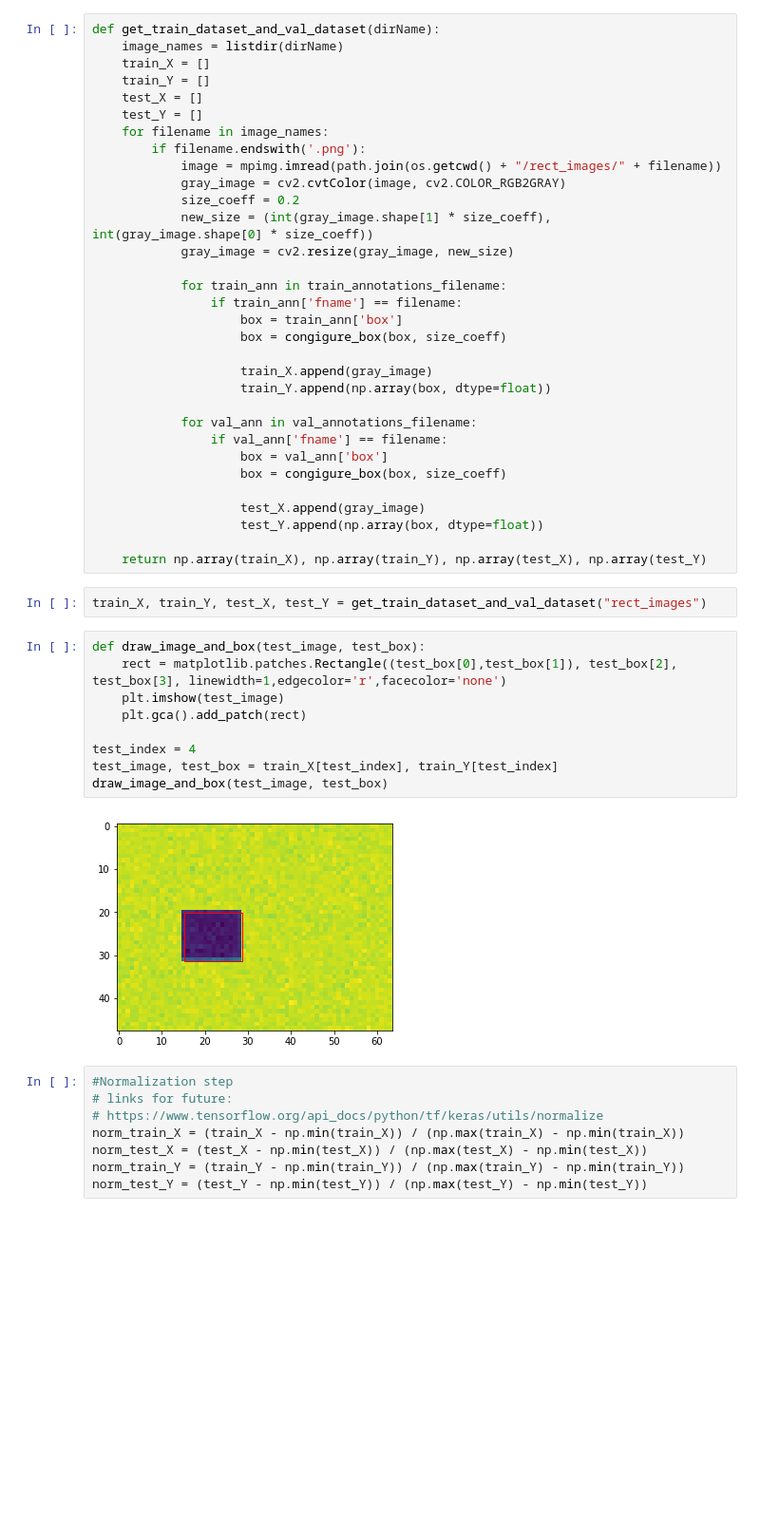
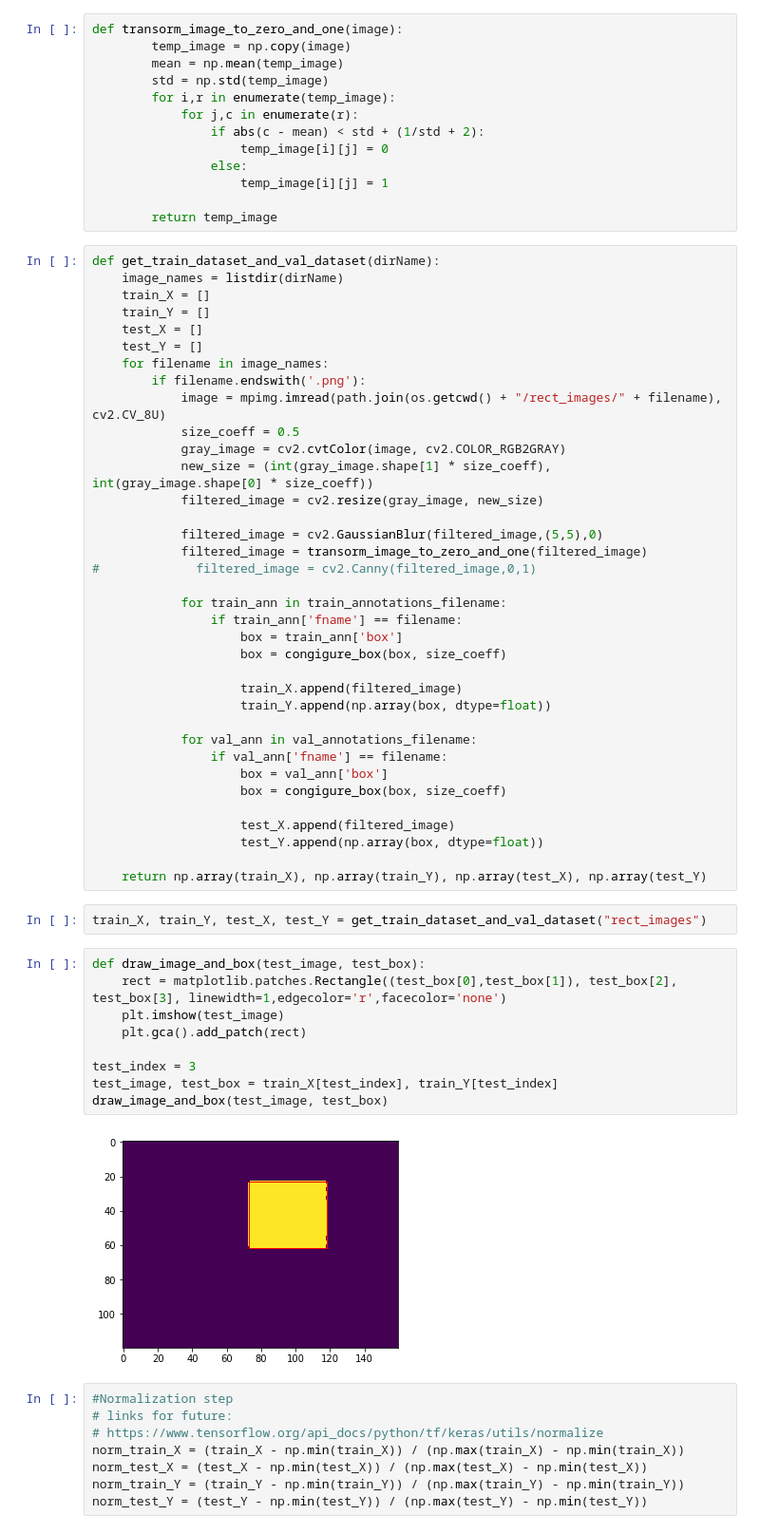
Before and after one commit to tempdeltavalue/SquareDetection, a Jupyter notebook: ConvTestTask.ipynb, the cells around one changed output. Shown at 95% size. Cells and saved outputs as stored; diff of their text form; blank space fills up the shorter version.

Commit message:
added image preprocessing.

```diff
--- a/ConvTestTask.ipynb
+++ b/ConvTestTask.ipynb
@@ -37,6 +37,19 @@ def congigure_box(box, size_coeff):
     box[2] *= size_coeff
     box[3] *= size_coeff
     return box
+# %%
+def transorm_image_to_zero_and_one(image):
+        temp_image = np.copy(image)
+        mean = np.mean(temp_image)
+        std = np.std(temp_image)
+        for i,r in enumerate(temp_image):
+            for j,c in enumerate(r):
+                if abs(c - mean) < std + (1/std + 2):
+                    temp_image[i][j] = 0
+                else:
+                    temp_image[i][j] = 1
+
+        return temp_image
 # %%
 def get_train_dataset_and_val_dataset(dirName):
     image_names = listdir(dirName)
@@ -46,18 +59,22 @@ def get_train_dataset_and_val_dataset(dirName):
     test_Y = []
     for filename in image_names:
         if filename.endswith('.png'):
-            image = mpimg.imread(path.join(os.getcwd() + "/rect_images/" + filename))
+            image = mpimg.imread(path.join(os.getcwd() + "/rect_images/" + filename), cv2.CV_8U)
+            size_coeff = 0.5
             gray_image = cv2.cvtColor(image, cv2.COLOR_RGB2GRAY)
-            size_coeff = 0.2
             new_size = (int(gray_image.shape[1] * size_coeff), int(gray_image.shape[0] * size_coeff))
-            gray_image = cv2.resize(gray_image, new_size)
+            filtered_image = cv2.resize(gray_image, new_size)
+
+            filtered_image = cv2.GaussianBlur(filtered_image,(5,5),0)
+            filtered_image = transorm_image_to_zero_and_one(filtered_image)
+#             filtered_image = cv2.Canny(filtered_image,0,1)
 
             for train_ann in train_annotations_filename:
                 if train_ann['fname'] == filename:
                     box = train_ann['box']
                     box = congigure_box(box, size_coeff)
 
-                    train_X.append(gray_image)
+                    train_X.append(filtered_image)
                     train_Y.append(np.array(box, dtype=float))
 
             for val_ann in val_annotations_filename:
@@ -65,7 +82,7 @@ def get_train_dataset_and_val_dataset(dirName):
                     box = val_ann['box']
                     box = congigure_box(box, size_coeff)
 
-                    test_X.append(gray_image)
+                    test_X.append(filtered_image)
                     test_Y.append(np.array(box, dtype=float))
 
     return np.array(train_X), np.array(train_Y), np.array(test_X), np.array(test_Y)
@@ -74,14 +91,14 @@ train_X, train_Y, test_X, test_Y = get_train_dataset_and_val_dataset("rect_image
 # %%
 def draw_image_and_box(test_image, test_box):
     rect = matplotlib.patches.Rectangle((test_box[0],test_box[1]), test_box[2], test_box[3], linewidth=1,edgecolor='r',facecolor='none')
     plt.imshow(test_image)
     plt.gca().add_patch(rect)
 
-test_index = 4
+test_index = 3
 test_image, test_box = train_X[test_index], train_Y[test_index]
 draw_image_and_box(test_image, test_box)
 # %% [output]
-[figure, old version]
+[figure, new version]
 # %%
 #Normalization step
 # links for future:
```
Also changed, not shown: parts of 8 cells of this notebook.
